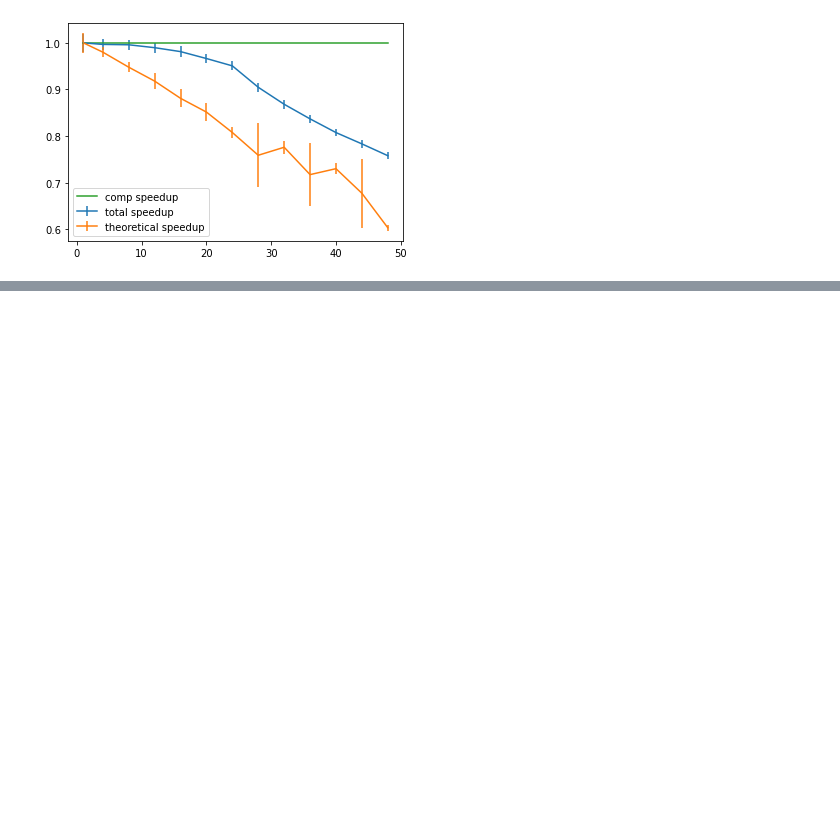
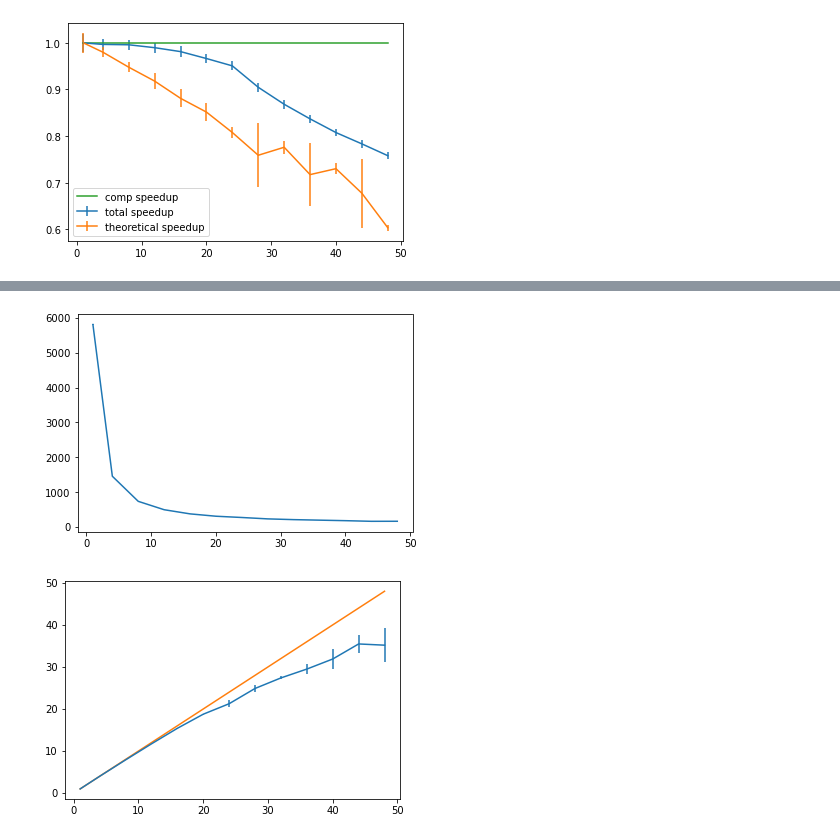
Before and after one commit to pogmat/Foundations_of_HPC_2020, a Jupyter notebook: Assignment2/stats/stats_err.ipynb, the cells around one changed output, grey strips where cells are left out. Cells and saved outputs as stored; diff of their text form; code cells hidden in the pictures; blank space fills up the shorter version.

```diff
--- a/Assignment2/stats/stats_err.ipynb
+++ b/Assignment2/stats/stats_err.ipynb
@@ -73,0 +111,5 @@ omp_plots("omp_weak_101.txt", False)
+# %%
+mpi_plots("mpi_strong_101.txt")
+# %% [output]
+[figure, added]
+[figure, added]
```
Also changed, not shown: parts of 4 cells of this notebook.
